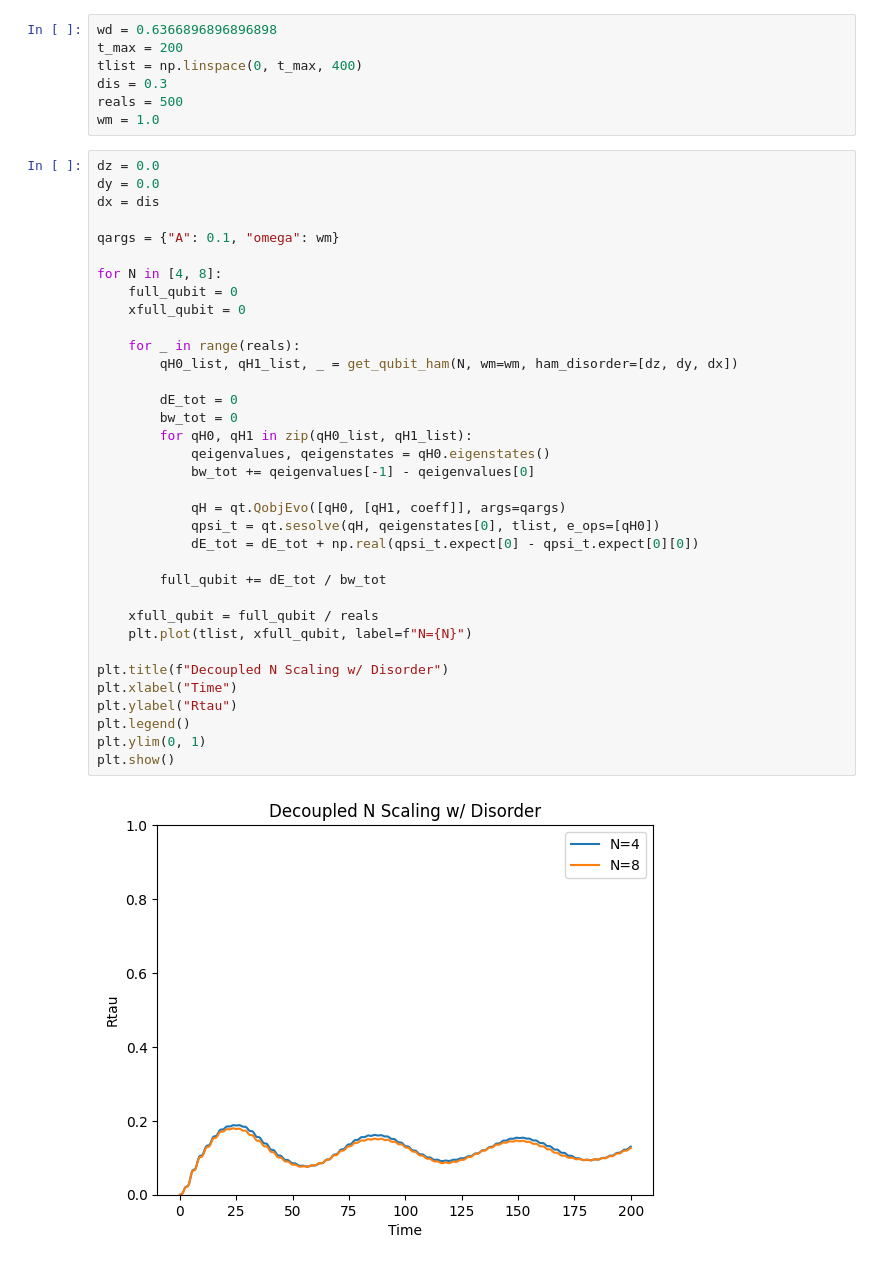
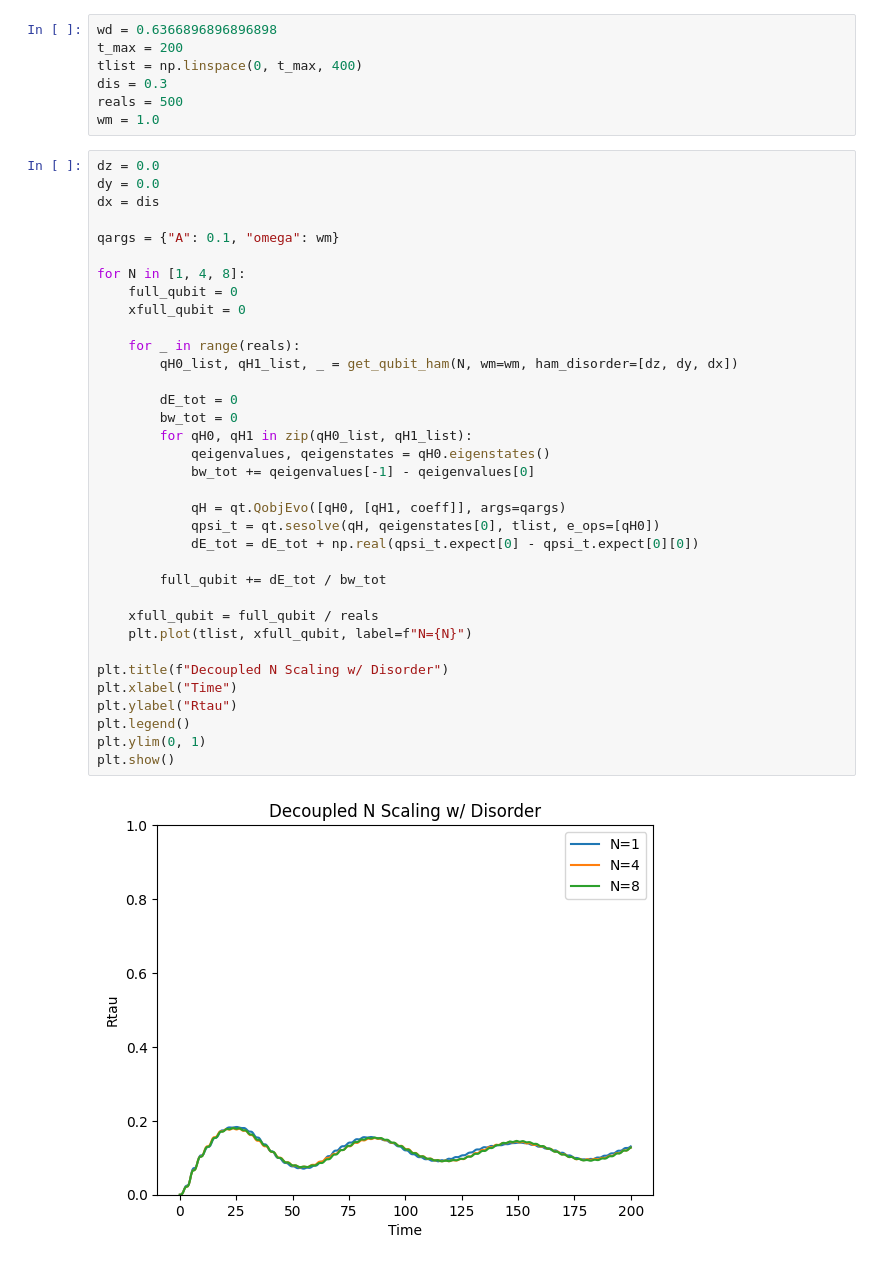
Before and after one commit to Idden/Quantum-Internship, a Jupyter notebook: important/recent/qubit_N_scaling.ipynb, the cells around one changed output. Cells and saved outputs as stored; diff of their text form.

```diff
--- a/important/recent/qubit_N_scaling.ipynb
+++ b/important/recent/qubit_N_scaling.ipynb
@@ -17,33 +17,33 @@ dx = dis
 
 qargs = {"A": 0.1, "omega": wm}
 
-for N in [4, 8]:
+for N in [1, 4, 8]:
     full_qubit = 0
     xfull_qubit = 0
 
     for _ in range(reals):
         qH0_list, qH1_list, _ = get_qubit_ham(N, wm=wm, ham_disorder=[dz, dy, dx])
 
         dE_tot = 0
         bw_tot = 0
         for qH0, qH1 in zip(qH0_list, qH1_list):
             qeigenvalues, qeigenstates = qH0.eigenstates()
             bw_tot += qeigenvalues[-1] - qeigenvalues[0]
 
             qH = qt.QobjEvo([qH0, [qH1, coeff]], args=qargs)
             qpsi_t = qt.sesolve(qH, qeigenstates[0], tlist, e_ops=[qH0])
             dE_tot = dE_tot + np.real(qpsi_t.expect[0] - qpsi_t.expect[0][0])
 
         full_qubit += dE_tot / bw_tot
 
     xfull_qubit = full_qubit / reals
     plt.plot(tlist, xfull_qubit, label=f"N={N}")
 
 plt.title(f"Decoupled N Scaling w/ Disorder")
 plt.xlabel("Time")
 plt.ylabel("Rtau")
 plt.legend()
 plt.ylim(0, 1)
 plt.show()
 # %% [output]
-[figure, old version]
+[figure, new version]
```
Also changed, not shown: parts of 2 cells of this notebook, 4 other files.
